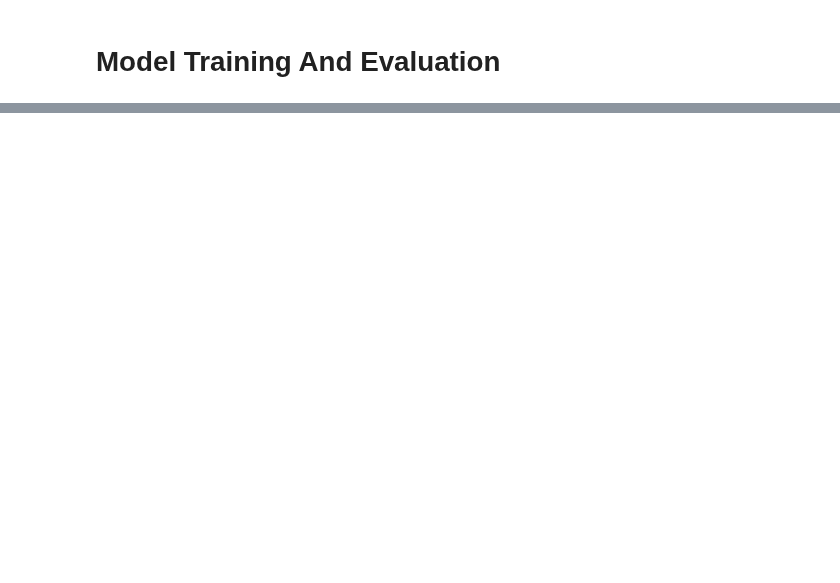
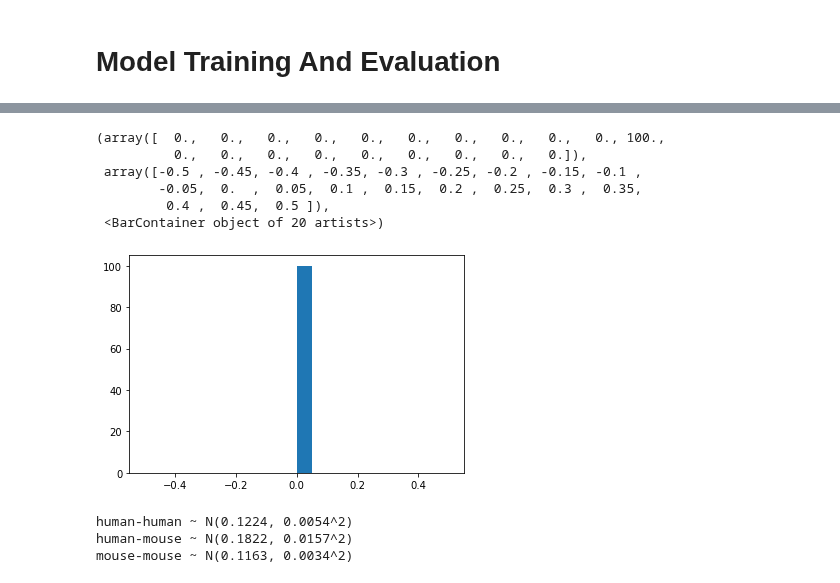
Before and after one commit to hahntrn/da-benchmarking, a Jupyter notebook: src-ha/check_covariance.ipynb, the cells around one changed output, grey strips where cells are left out. Drawn from its saved outputs; the diff is of its cells as text; code cells hidden in the pictures; blank space fills up the shorter version.

```diff
--- a/src-ha/check_covariance.ipynb
+++ b/src-ha/check_covariance.ipynb
@@ -366,14 +151,0 @@ class BasicModel(torch.nn.Module):
-# %%
-# setup generators / data loaders for training and validation
-
-# we'll make the training data loader in the training loop,
-# since we need to update some of the examples used each epoch
-train_gen = TrainGenerator("mouse", "CTCF")
-
-source_val_gen = ValGenerator("mouse", "CTCF")
-# using a batch size of 1 here because the generator returns
-# many examples in each batch
-source_val_data_loader = DataLoader(source_val_gen, batch_size = 1, shuffle = False)
-
-target_val_gen = ValGenerator("human", "CTCF")
-target_val_data_loader = DataLoader(target_val_gen, batch_size = 1, shuffle = False)
@@ -393,0 +214,18 @@ Training...
+# %%
+plt.hist(same, bins=20)
+# %% [output]
+(array([  0.,   0.,   0.,   0.,   0.,   0.,   0.,   0.,   0.,   0., 100.,
+          0.,   0.,   0.,   0.,   0.,   0.,   0.,   0.,   0.]),
+ array([-0.5 , -0.45, -0.4 , -0.35, -0.3 , -0.25, -0.2 , -0.15, -0.1 ,
+        -0.05,  0.  ,  0.05,  0.1 ,  0.15,  0.2 ,  0.25,  0.3 ,  0.35,
+         0.4 ,  0.45,  0.5 ]),
+ <BarContainer object of 20 artists>)
+[figure, added]
+# %%
+print(f'human-human ~ N({round(np.mean(hh),4)}, {round(np.std(hh),4)}^2)')
+print(f'human-mouse ~ N({round(np.mean(hm),4)}, {round(np.std(hm),4)}^2)')
+print(f'mouse-mouse ~ N({round(np.mean(mm),4)}, {round(np.std(mm),4)}^2)')
+# %% [output]
+human-human ~ N(0.1224, 0.0054^2)
+human-mouse ~ N(0.1822, 0.0157^2)
+mouse-mouse ~ N(0.1163, 0.0034^2)
```
Also changed, not shown: parts of 18 cells of this notebook, 24 other files.
